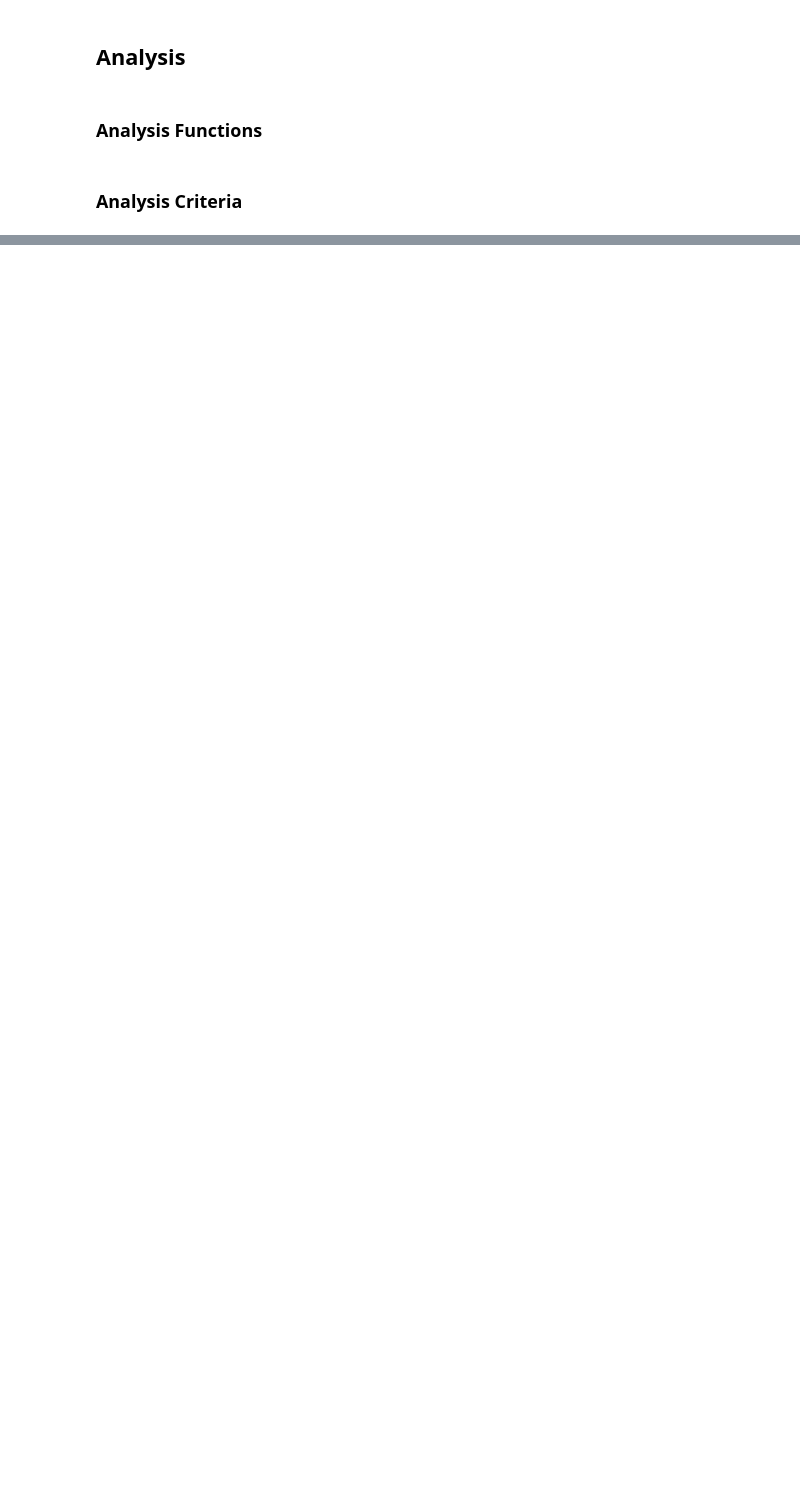
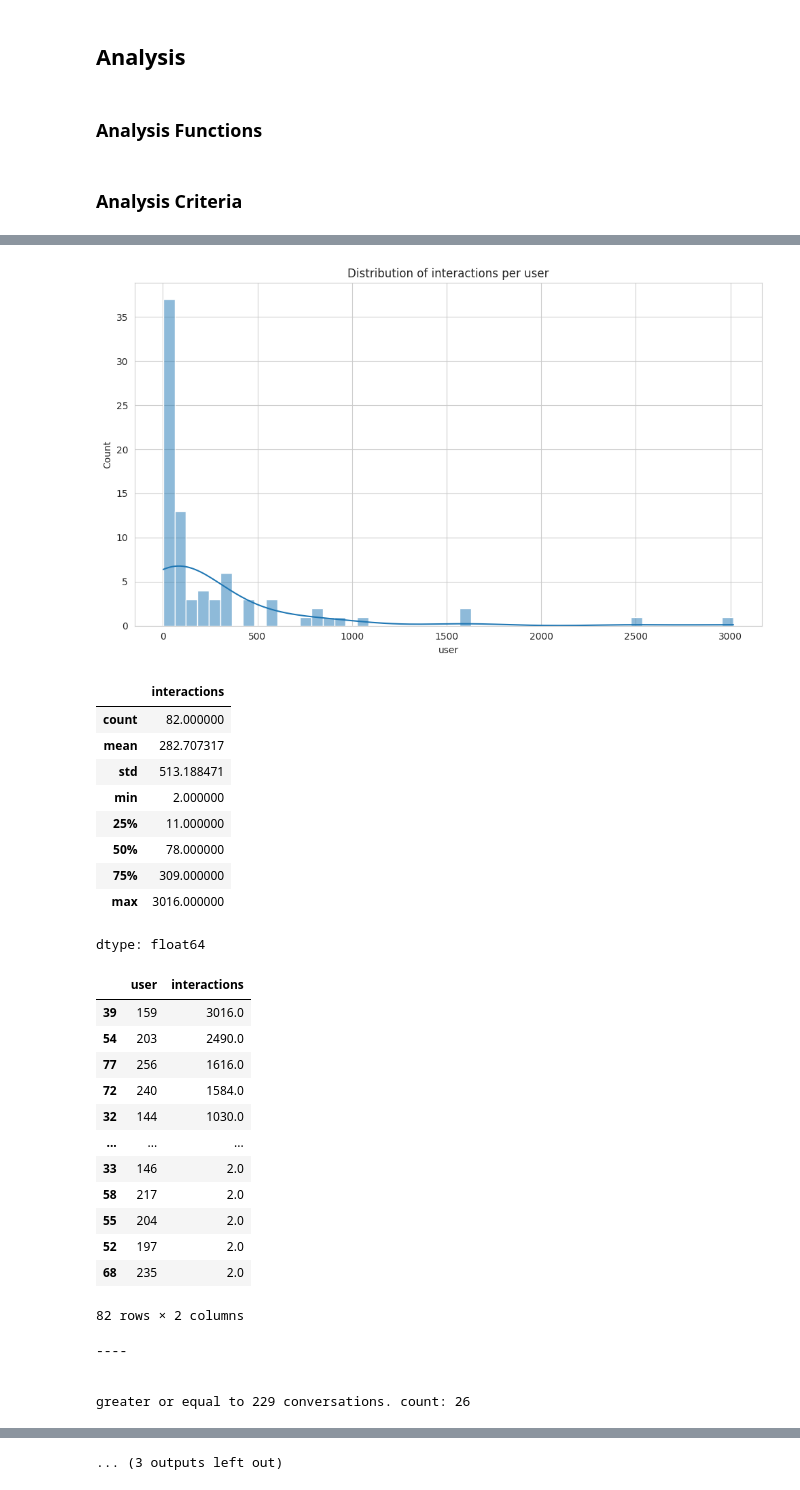
Before and after one commit to PeaceAndLongLife/Analysis-Colab, a Jupyter notebook: notebooks/Data_transcript_statistics.ipynb, the cells around one changed output, grey strips where cells are left out. Drawn from its saved outputs; the diff is of its cells as text; code cells hidden in the pictures; blank space fills up the shorter version.

```diff
--- a/notebooks/Data_transcript_statistics.ipynb
+++ b/notebooks/Data_transcript_statistics.ipynb
@@ -476,7 +869,7 @@ if export_table:
 drop_counts_under = 0 # @param {"type":"slider","min":0,"max":100,"step":1}
 
 current_df = combined_df
-current_df=current_df[current_df['Course']=='PH215 (online)']
+current_df=current_df[current_df['Course']=='PH214 (online)']
 interactions_by_user = current_df.groupby(['user'])['interactions'].sum().reset_index()
 
 # Create a combined question identifier for the x-axis labels if needed, or use existing columns
@@ -491,35 +884,65 @@ interactions_by_user = current_df.groupby(['user'])['interactions'].sum().reset_
 # )
 analyze_hist(interactions_by_user, drop_counts_under,'interactions','user')
 interactions_by_user = interactions_by_user.sort_values(by='interactions', ascending=False)
+
 display(interactions_by_user[['user','interactions']])
 #############################
 print("----\n\n")
 # x>=45
 group5 = interactions_by_user[interactions_by_user['interactions']>=229][['user','interactions']].sort_values(by=['interactions'], ascending=False)
 print(f"greater or equal to 229 conversations. count: {len(group5)}")
 display(group5)
 
 print("----\n\n")
 # 22<=x<45
 group4 = interactions_by_user[(interactions_by_user['interactions']<229) & (interactions_by_user['interactions']>=104)][['user','interactions']].sort_values(by=['interactions'], ascending=False)
 print(f"Between 104 and 229 conversations. count: {len(group4)}")
 display(group4)
 
 
 print("----\n\n")
 # 13<=x<22
 group3 = interactions_by_user[(interactions_by_user['interactions']<104) & (interactions_by_user['interactions']>=50)][['user','interactions']].sort_values(by=['interactions'], ascending=False)
 print(f"Between 50 and 104 conversations. count: {len(group3)}")
 display(group3)
 
 print("----\n\n")
 # 5<=x<13
 group2 = interactions_by_user[(interactions_by_user['interactions']<50) & (interactions_by_user['interactions']>=7)][['user','interactions']].sort_values(by=['interactions'], ascending=False)
 print(f"Between 7 and 50 conversations. count: {len(group2)}")
 display(group2)
 
 print("----\n\n")
 # 5>x
 group1 = interactions_by_user[interactions_by_user['interactions']<7][['user','interactions']].sort_values(by=['interactions'], ascending=False)
 print(f"Less than 7. count: {len(group1)}")
 display(group1)
+# %% [output]
+[figure, added]
+|  | interactions |
+| count | 82.000000 |
+| mean | 282.707317 |
+| std | 513.188471 |
+| min | 2.000000 |
+| 25% | 11.000000 |
+| 50% | 78.000000 |
+| 75% | 309.000000 |
+| max | 3016.000000 |
+dtype: float64
+|  | user | interactions |
+| 39 | 159 | 3016.0 |
+| 54 | 203 | 2490.0 |
+| 77 | 256 | 1616.0 |
+| 72 | 240 | 1584.0 |
+| 32 | 144 | 1030.0 |
+| ... | ... | ... |
+| 33 | 146 | 2.0 |
+| 58 | 217 | 2.0 |
+| 55 | 204 | 2.0 |
+| 52 | 197 | 2.0 |
+| 68 | 235 | 2.0 |
+82 rows × 2 columns
+----
+
+
+greater or equal to 229 conversations. count: 26
@@ -526,3 +1003,4 @@ display(group1)
+... (3 outputs left out)
 # %%
 # @title Total Interactions by Question Plot {"run":"auto","form-width":"20%"}
 drop_counts_under = 0 # @param {"type":"slider","min":0,"max":100,"step":1}
```
Also changed, not shown: parts of 22 cells of this notebook.
